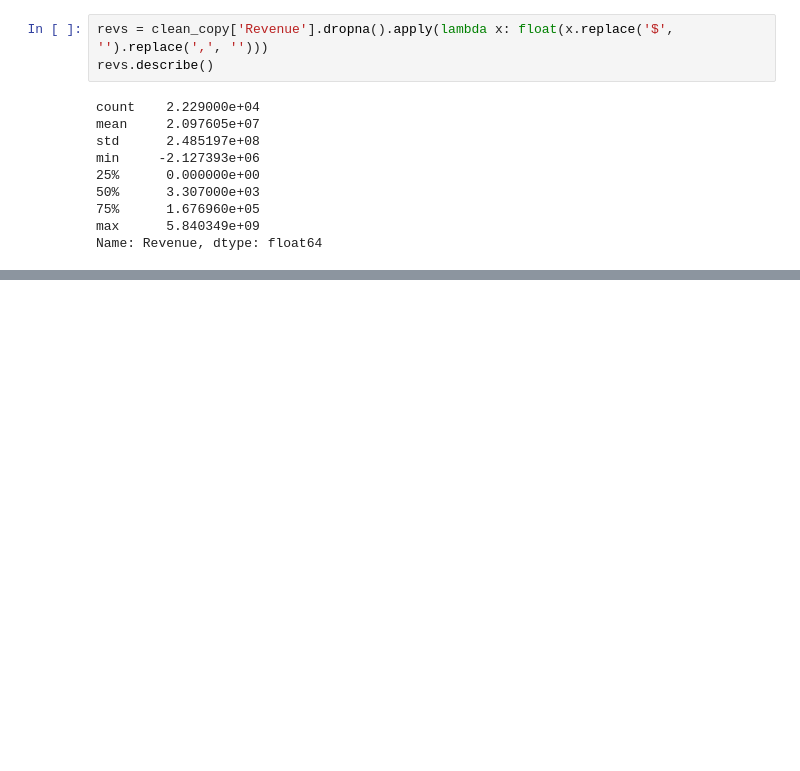
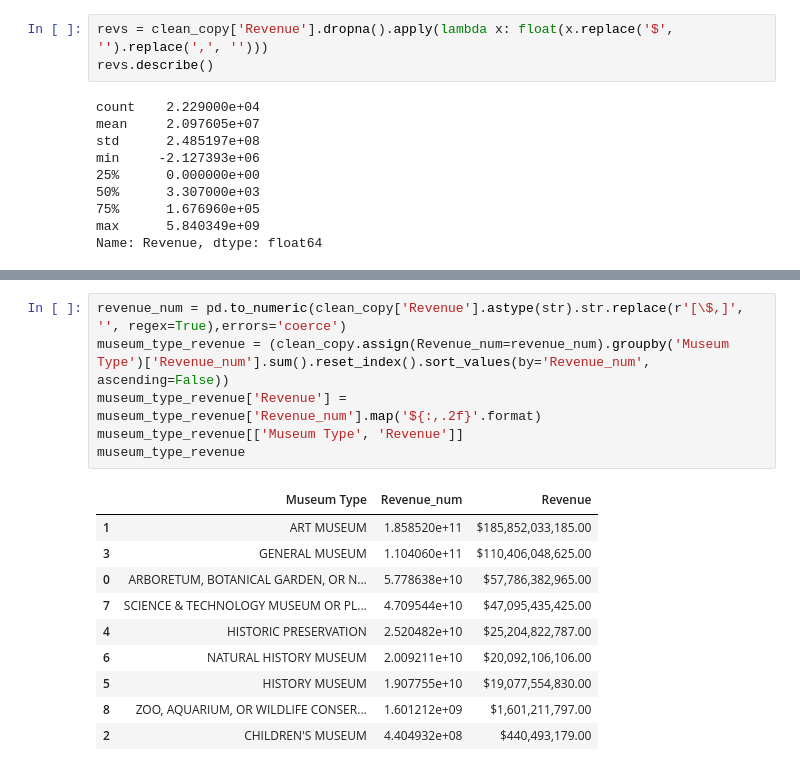
Before and after one commit to SevenDot0-Week5/MuseumsNotebook, a Jupyter notebook: MuseumNotes.ipynb, the cells around one changed output, grey strips where cells are left out. Saved outputs shown, nothing was run; the diff lists cells and outputs as text; blank space fills up the shorter version.

```diff
--- a/MuseumNotes.ipynb
+++ b/MuseumNotes.ipynb
@@ -378,0 +410,17 @@ HBox(children=(Dropdown(description='State:', layout=Layout(width='320px'), opti
+# %%
+revenue_num = pd.to_numeric(clean_copy['Revenue'].astype(str).str.replace(r'[\$,]', '', regex=True),errors='coerce')
+museum_type_revenue = (clean_copy.assign(Revenue_num=revenue_num).groupby('Museum Type')['Revenue_num'].sum().reset_index().sort_values(by='Revenue_num', ascending=False))
+museum_type_revenue['Revenue'] = museum_type_revenue['Revenue_num'].map('${:,.2f}'.format)
+museum_type_revenue[['Museum Type', 'Revenue']]
+museum_type_revenue
+# %% [output]
+|  | Museum Type | Revenue_num | Revenue |
+| 1 | ART MUSEUM | 1.858520e+11 | $185,852,033,185.00 |
+| 3 | GENERAL MUSEUM | 1.104060e+11 | $110,406,048,625.00 |
+| 0 | ARBORETUM, BOTANICAL GARDEN, OR N... | 5.778638e+10 | $57,786,382,965.00 |
+| 7 | SCIENCE & TECHNOLOGY MUSEUM OR PL... | 4.709544e+10 | $47,095,435,425.00 |
+| 4 | HISTORIC PRESERVATION | 2.520482e+10 | $25,204,822,787.00 |
+| 6 | NATURAL HISTORY MUSEUM | 2.009211e+10 | $20,092,106,106.00 |
+| 5 | HISTORY MUSEUM | 1.907755e+10 | $19,077,554,830.00 |
+| 8 | ZOO, AQUARIUM, OR WILDLIFE CONSER... | 1.601212e+09 | $1,601,211,797.00 |
+| 2 | CHILDREN'S MUSEUM | 4.404932e+08 | $440,493,179.00 |
```
Also changed, not shown: parts of 10 cells of this notebook.
